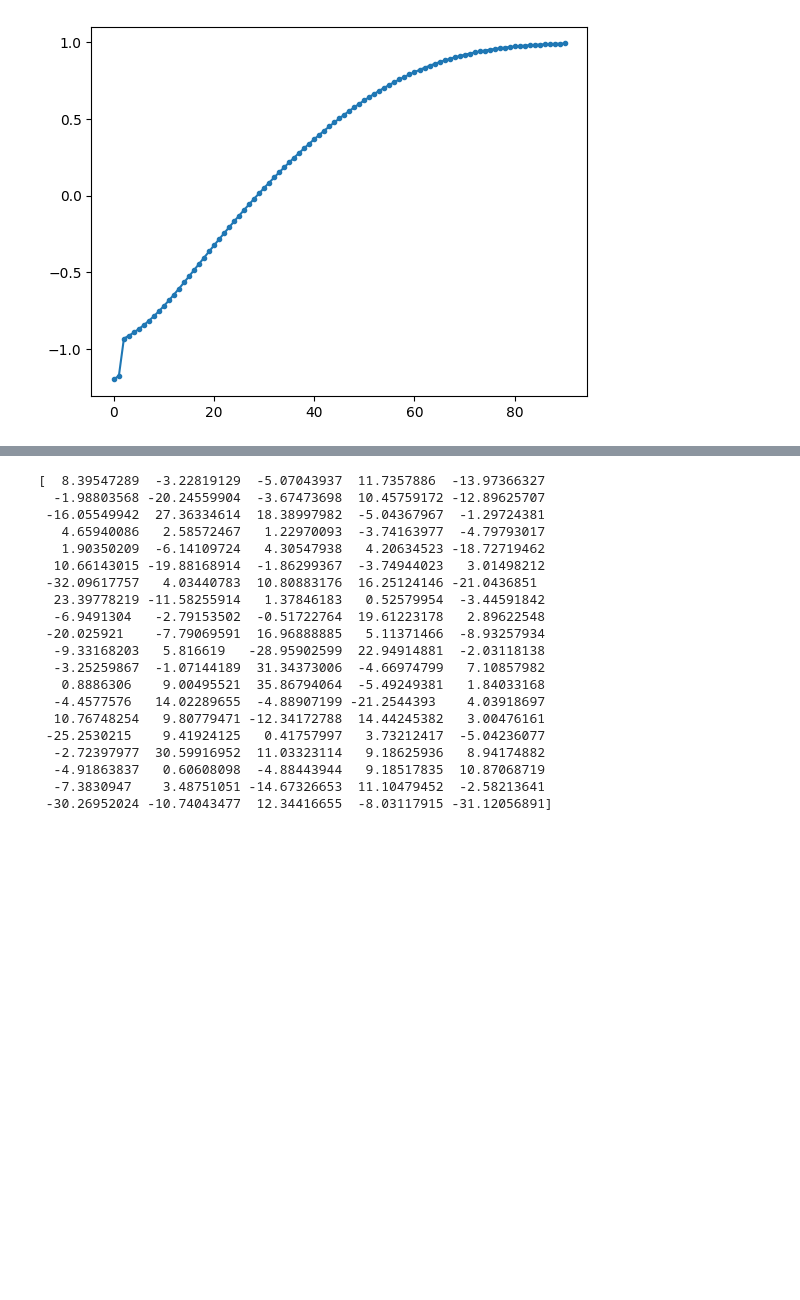
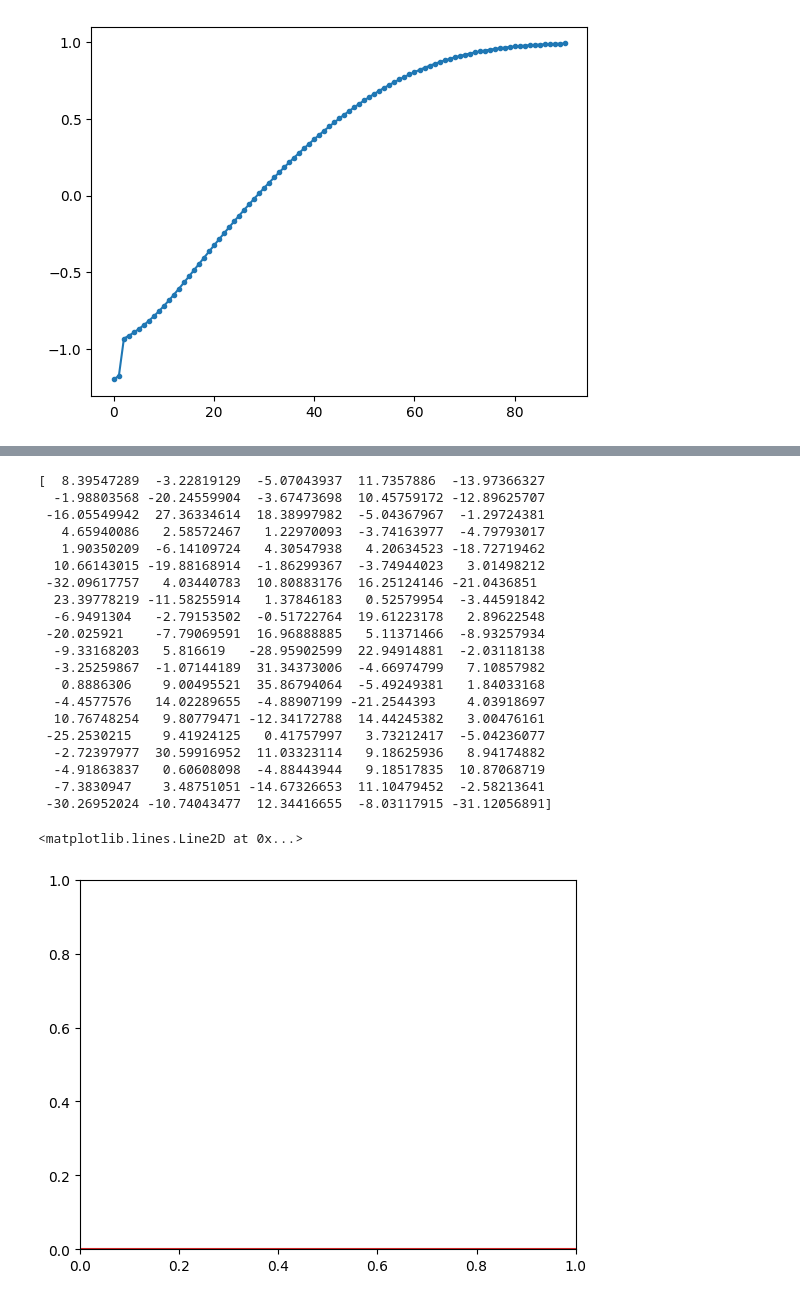
Before and after one commit to MatLock/UdeSa-Applied-Math-and-Optimization, a Jupyter notebook: clase_03/clase_03_gradient_descent.ipynb, the cells around one changed output, grey strips where cells are left out. Saved outputs shown, nothing was run; the diff lists cells and outputs as text; code cells hidden in the pictures; blank space fills up the shorter version.

```diff
--- a/clase_03/clase_03_gradient_descent.ipynb
+++ b/clase_03/clase_03_gradient_descent.ipynb
@@ -388,8 +564,9 @@ np.random.seed(0)
 A = np.random.randn(100, 100)
 b = np.random.randn(100)
 
+
 # Inicialización
-x = np.zeros(4)
+x = np.zeros(100)
 max_iter = 1000
 
 #metodo pseudo inversa (A = UEV^t)
@@ -406,35 +583,46 @@ U_plus = U.T
 E_plus = np.diag(1/S)
 #w* = E+ U+ y
 w = (Vt.T @ E_plus @ U.T)
-target = w @ b
+x_star = w @ b
 #matriz que minimiza la ecuacion utilizando el metodo de la pseudo-inversa
-print(target)
+print(x_star)
 
 #utilizando las funciones anteriores da el mismo resultado (funciones en el
 # ejercicio de minimos cuadrados)
 
 #vector = np.linalg.inv(A.T @ A) @ A.T @ b
 #print(vector)
 #vector2 = np.linalg.solve(A.T @ A, A.T @ b)
 #print(vector2)
+
+
+
+def fx(xdk):
+  return 0.5 * np.linalg.norm(A @ xdk - b)**2
+
+
+plt.axhline(fx(x_star), color='C3')
+#plt.plot(fx(x_star))
 # %% [output]
 [  8.39547289  -3.22819129  -5.07043937  11.7357886  -13.97366327
   -1.98803568 -20.24559904  -3.67473698  10.45759172 -12.89625707
  -16.05549942  27.36334614  18.38997982  -5.04367967  -1.29724381
    4.65940086   2.58572467   1.22970093  -3.74163977  -4.79793017
    1.90350209  -6.14109724   4.30547938   4.20634523 -18.72719462
   10.66143015 -19.88168914  -1.86299367  -3.74944023   3.01498212
  -32.09617757   4.03440783  10.80883176  16.25124146 -21.0436851
   23.39778219 -11.58255914   1.37846183   0.52579954  -3.44591842
   -6.9491304   -2.79153502  -0.51722764  19.61223178   2.89622548
  -20.025921    -7.79069591  16.96888885   5.11371466  -8.93257934
   -9.33168203   5.816619   -28.95902599  22.94914881  -2.03118138
   -3.25259867  -1.07144189  31.34373006  -4.66974799   7.10857982
    0.8886306    9.00495521  35.86794064  -5.49249381   1.84033168
   -4.4577576   14.02289655  -4.88907199 -21.2544393    4.03918697
   10.76748254   9.80779471 -12.34172788  14.44245382   3.00476161
  -25.2530215    9.41924125   0.41757997   3.73212417  -5.04236077
   -2.72397977  30.59916952  11.03323114   9.18625936   8.94174882
   -4.91863837   0.60608098  -4.88443944   9.18517835  10.87068719
   -7.3830947    3.48751051 -14.67326653  11.10479452  -2.58213641
  -30.26952024 -10.74043477  12.34416655  -8.03117915 -31.12056891]
+<matplotlib.lines.Line2D at 0x...>
+[figure, added]
```
Also changed, not shown: parts of 8 cells of this notebook.
